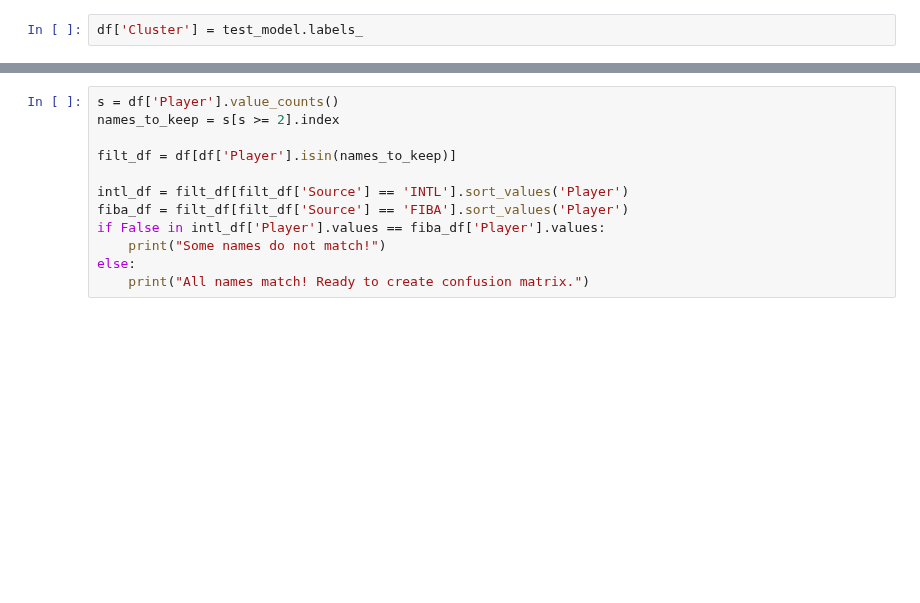
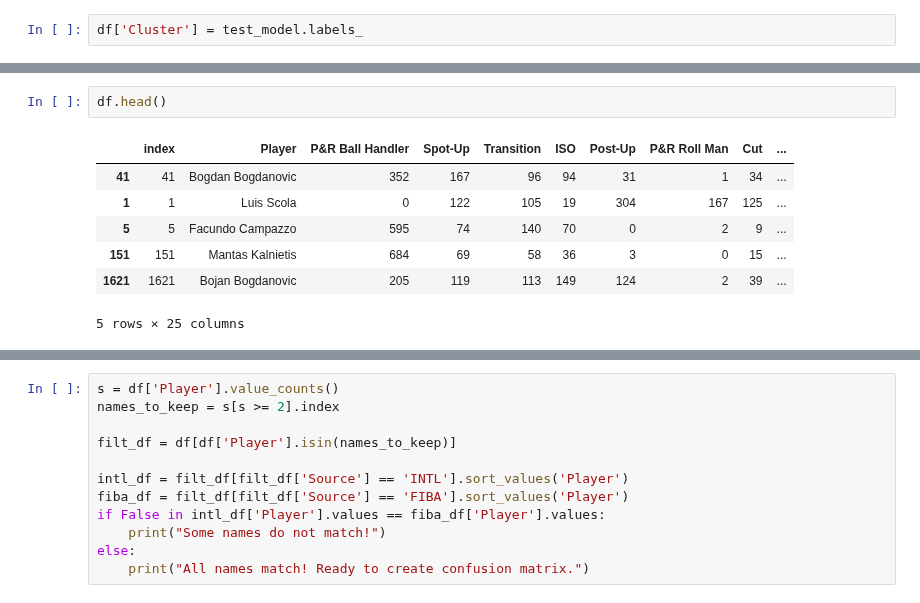
Before and after one commit to arifaulakh/FIBA_Player_Styles, a Jupyter notebook: Clustering-INTL-FIBA.ipynb, the cells around one changed output, grey strips where cells are left out. Saved outputs shown, nothing was run; the diff lists cells and outputs as text; blank space fills up the shorter version.

```diff
--- a/Clustering-INTL-FIBA.ipynb
+++ b/Clustering-INTL-FIBA.ipynb
@@ -129,3 +129,13 @@ Cluster 6
+# %%
+df.head()
+# %% [output]
+|  | index | Player | P&R Ball Handler | Spot-Up | Transition | ISO | Post-Up | P&R Roll Man | Cut | ... |
+| 41 | 41 | Bogdan Bogdanovic | 352 | 167 | 96 | 94 | 31 | 1 | 34 | ... |
+| 1 | 1 | Luis Scola | 0 | 122 | 105 | 19 | 304 | 167 | 125 | ... |
+| 5 | 5 | Facundo Campazzo | 595 | 74 | 140 | 70 | 0 | 2 | 9 | ... |
+| 151 | 151 | Mantas Kalnietis | 684 | 69 | 58 | 36 | 3 | 0 | 15 | ... |
+| 1621 | 1621 | Bojan Bogdanovic | 205 | 119 | 113 | 149 | 124 | 2 | 39 | ... |
+5 rows × 25 columns
 # %%
 filt_df.groupby('Cluster').mean()
 # %% [output]
```
Also changed, not shown: parts of 8 cells of this notebook.
